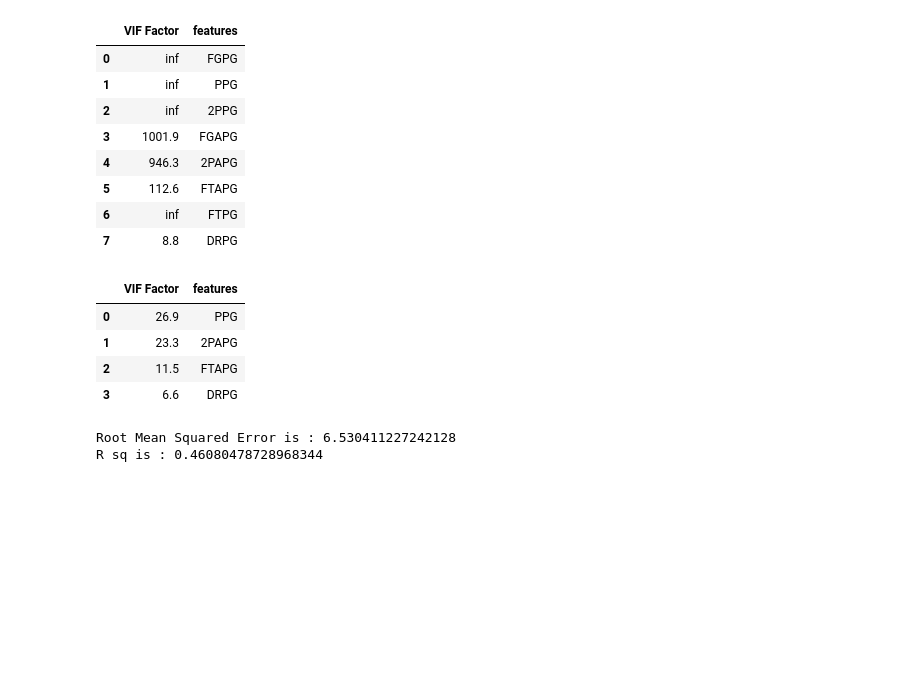
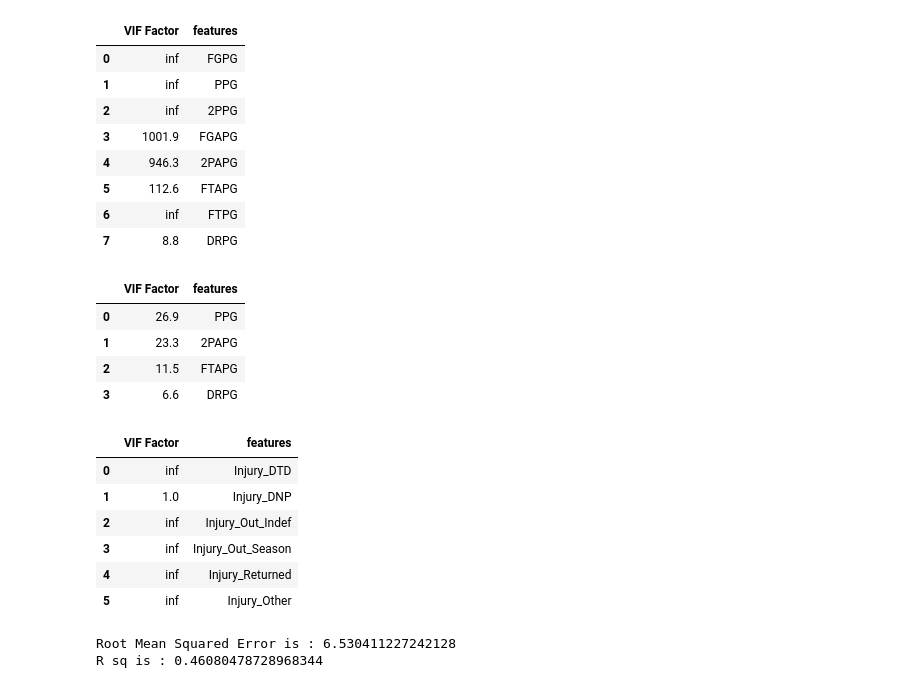
Before and after one commit to xudaiyanzi/NBA_players_salary, a Jupyter notebook: regression/Regression.ipynb, the cells around one changed output. Drawn from its saved outputs; the diff is of its cells as text; code cells hidden in the pictures; blank space fills up the shorter version.

```diff
--- a/regression/Regression.ipynb
+++ b/regression/Regression.ipynb
@@ -147,7 +147,7 @@ plt.show()
 x = performance_advanced_stats[['WS','PER','VORP','OWS','DWS','BPM','OBPM','WS/48']]
 phyDF=physical_stats[['Age','player_height','player_weight','GP','MPG']]
 z=performance_regular_stats[['FGPG','PPG','2PPG','FGAPG','2PAPG','FTAPG','FTPG','DRPG']]
-
+inDF=injury_stats[['Injury_DTD','Injury_DNP','Injury_Out_Indef','Injury_Out_Season','Injury_Returned','Injury_Other']]
 
 from statsmodels.stats.outliers_influence import variance_inflation_factor
 vif = pd.DataFrame()
@@ -230,3 +228,16 @@ injuryDF= injury_stats[['Injury_DNP']]
+# %%
+vif = pd.DataFrame()
+vif["VIF Factor"] = [variance_inflation_factor(inDF.values, i) for i in range(inDF.shape[1])]
+vif["features"] = inDF.columns
+vif.round(1)
+# %% [output]
+|  | VIF Factor | features |
+| 0 | inf | Injury_DTD |
+| 1 | 1.0 | Injury_DNP |
+| 2 | inf | Injury_Out_Indef |
+| 3 | inf | Injury_Out_Season |
+| 4 | inf | Injury_Returned |
+| 5 | inf | Injury_Other |
 # %%
 from sklearn.model_selection import train_test_split
 from sklearn.model_selection import cross_val_score, cross_val_predict
```
Also changed, not shown: parts of 1 cell of this notebook.
